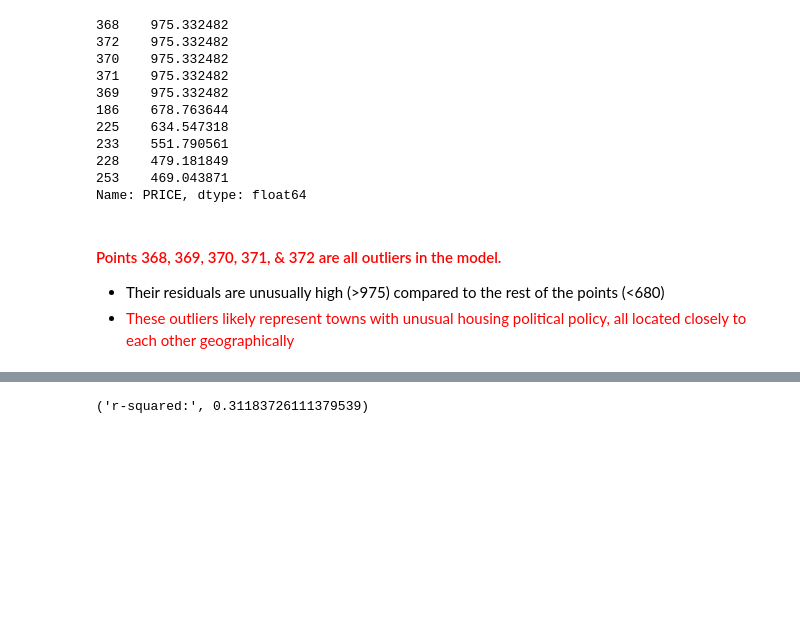
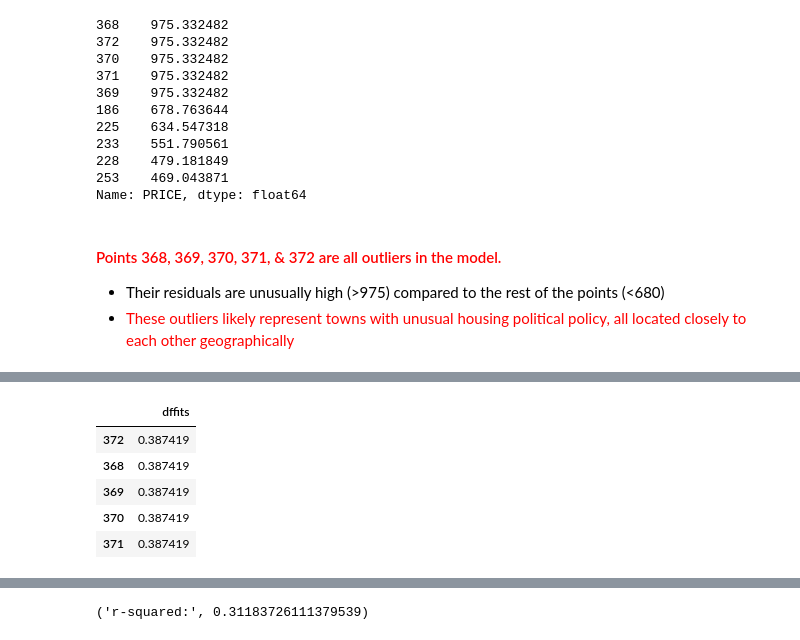
Before and after one commit to ajgoldstein/Springboard-Mini-Projects, a Jupyter notebook: Linear Regression.ipynb, the cells around one changed output, grey strips where cells are left out. Cells and saved outputs as stored; diff of their text form; code cells hidden in the pictures; blank space fills up the shorter version.

```diff
--- a/Linear Regression.ipynb
+++ b/Linear Regression.ipynb
@@ -960 +962,18 @@ plt.scatter(X,Y);
 [figure]
+# %%
+# build model
+import statsmodels.formula.api as smf
+model1 = smf.ols('PTRATIO.reshape(-1,1) ~ PRICE', data=bos).fit()
+# %%
+# Perform influence test
+infl1 = model1.get_influence()
+infl_stats = infl1.summary_frame()
+dffits = infl_stats.sort_values('dffits',ascending=False)[['dffits']]
+dffits.head(5)
+# %% [output]
+|  | dffits |
+| 372 | 0.387419 |
+| 368 | 0.387419 |
+| 369 | 0.387419 |
+| 370 | 0.387419 |
+| 371 | 0.387419 |
```
Also changed, not shown: parts of 7 cells of this notebook, 1 other file.
